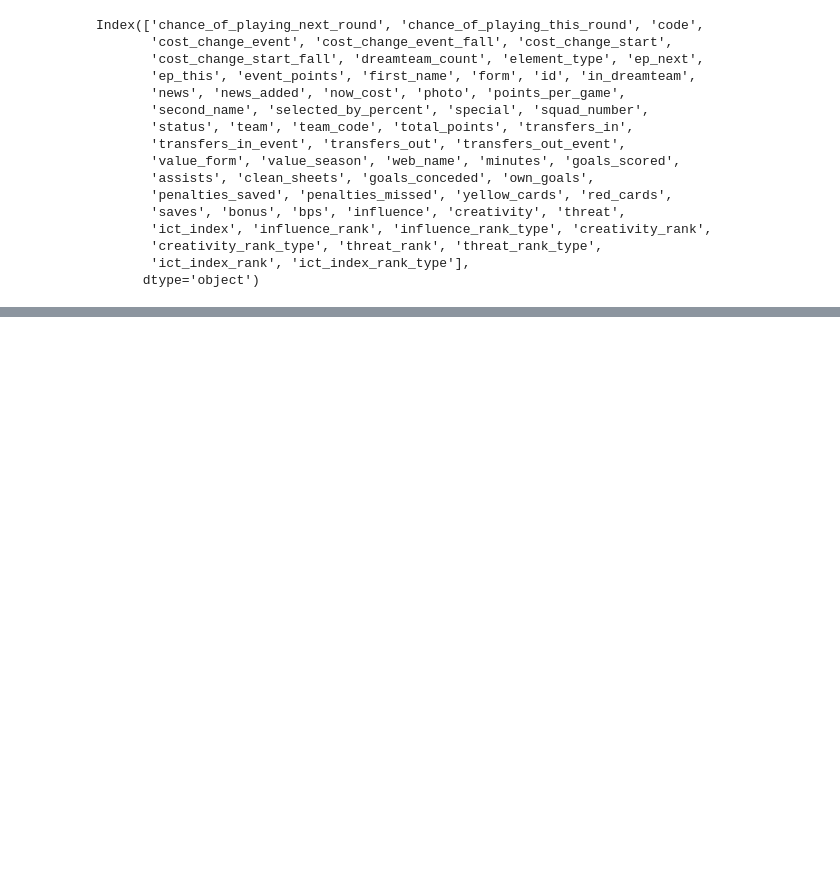
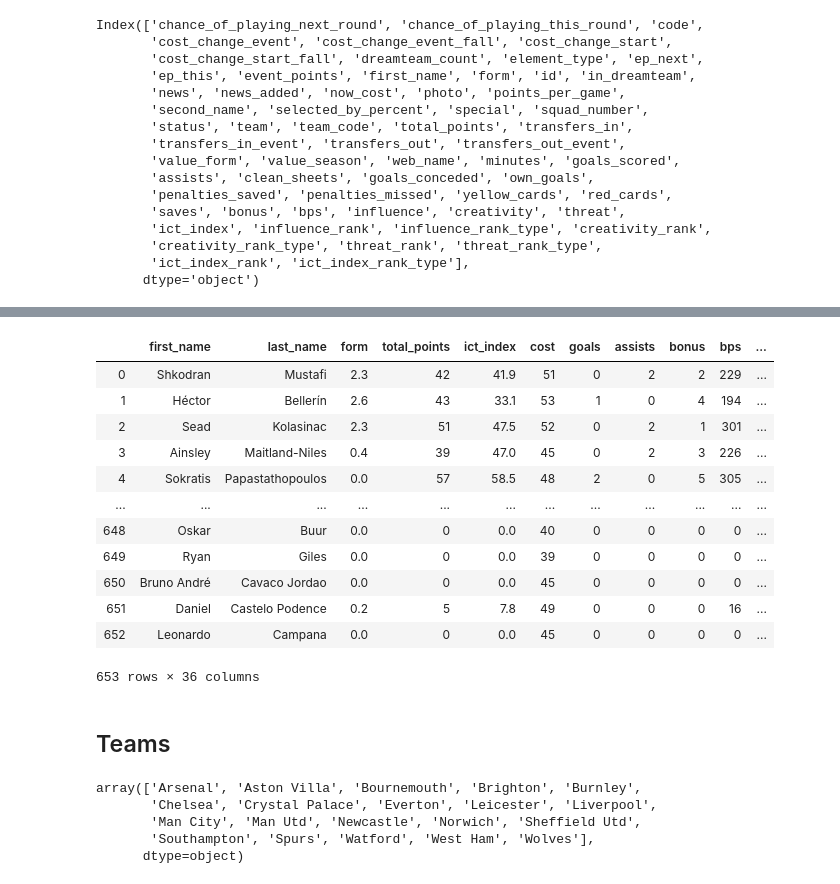
Before and after one commit to StephenCYang/Group_Project_2-UCI-Data-Analysis-Bootcamp-2020-Team-2, a Jupyter notebook: FPL_API-checkpoint.ipynb, the cells around one changed output, grey strips where cells are left out. Saved outputs shown, nothing was run; the diff lists cells and outputs as text; code cells hidden in the pictures; blank space fills up the shorter version.

```diff
--- a/FPL_API-checkpoint.ipynb
+++ b/FPL_API-checkpoint.ipynb
@@ -417,0 +431,19 @@ Stats_df
+# %%
+Stats_df['position'] = Stats_df.element_type.map(positions_df.set_index('id').singular_name)
+Stats_df
+# %% [output]
+|  | first_name | last_name | form | total_points | ict_index | cost | goals | assists | bonus | bps | ... |
+| 0 | Shkodran | Mustafi | 2.3 | 42 | 41.9 | 51 | 0 | 2 | 2 | 229 | ... |
+| 1 | Héctor | Bellerín | 2.6 | 43 | 33.1 | 53 | 1 | 0 | 4 | 194 | ... |
+| 2 | Sead | Kolasinac | 2.3 | 51 | 47.5 | 52 | 0 | 2 | 1 | 301 | ... |
+| 3 | Ainsley | Maitland-Niles | 0.4 | 39 | 47.0 | 45 | 0 | 2 | 3 | 226 | ... |
+| 4 | Sokratis | Papastathopoulos | 0.0 | 57 | 58.5 | 48 | 2 | 0 | 5 | 305 | ... |
+| ... | ... | ... | ... | ... | ... | ... | ... | ... | ... | ... | ... |
+| 648 | Oskar | Buur | 0.0 | 0 | 0.0 | 40 | 0 | 0 | 0 | 0 | ... |
+| 649 | Ryan | Giles | 0.0 | 0 | 0.0 | 39 | 0 | 0 | 0 | 0 | ... |
+| 650 | Bruno André | Cavaco Jordao | 0.0 | 0 | 0.0 | 45 | 0 | 0 | 0 | 0 | ... |
+| 651 | Daniel | Castelo Podence | 0.2 | 5 | 7.8 | 49 | 0 | 0 | 0 | 16 | ... |
+| 652 | Leonardo | Campana | 0.0 | 0 | 0.0 | 45 | 0 | 0 | 0 | 0 | ... |
+653 rows × 36 columns
+# %% [markdown]
+## Teams
@@ -417,0 +452,9 @@ Stats_df
+# %%
+Stats_df['team'] = Stats_df.team_code.map(teams_df.set_index('code').name)
+Stats_df.team.unique()
+# %% [output]
+array(['Arsenal', 'Aston Villa', 'Bournemouth', 'Brighton', 'Burnley',
+       'Chelsea', 'Crystal Palace', 'Everton', 'Leicester', 'Liverpool',
+       'Man City', 'Man Utd', 'Newcastle', 'Norwich', 'Sheffield Utd',
+       'Southampton', 'Spurs', 'Watford', 'West Ham', 'Wolves'],
+      dtype=object)
```
Also changed, not shown: parts of 22 cells of this notebook.
